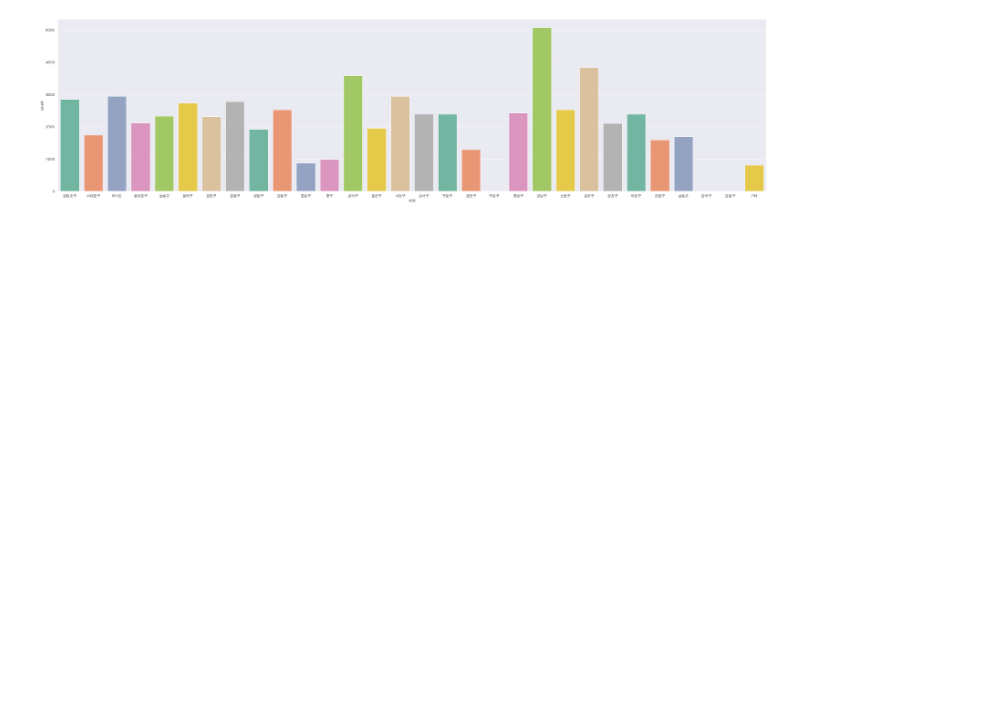
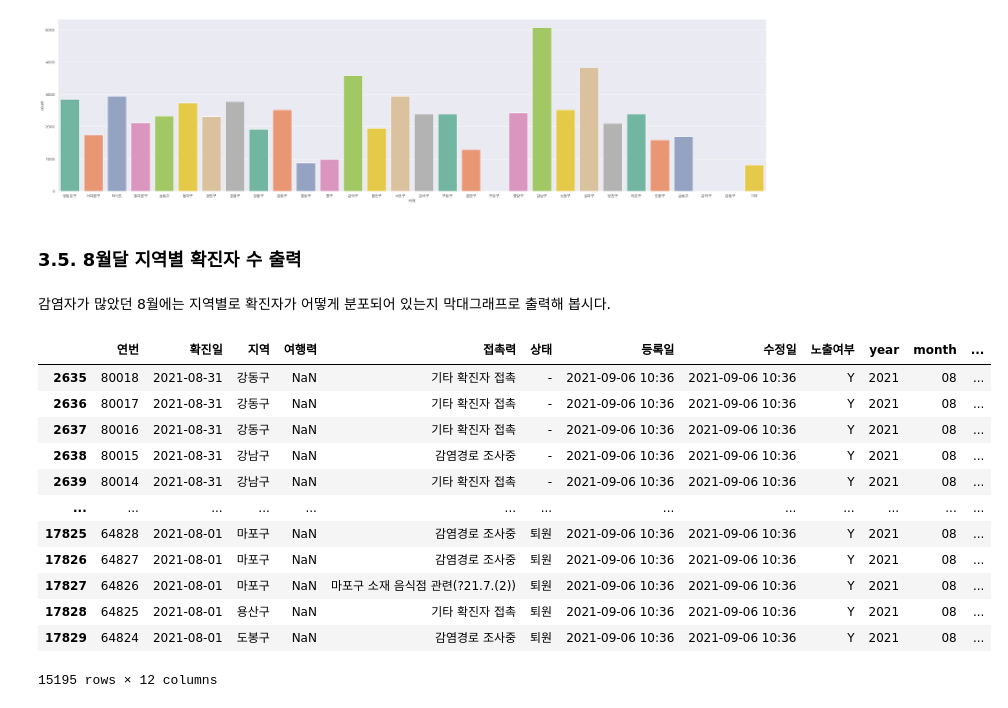
Before and after one commit to Typonote/JupyterNotebookCovidAnalysis, a Jupyter notebook: CovidDataAnalysis.ipynb, the cells around one changed output. Drawn from its saved outputs; the diff is of its cells as text; code cells hidden in the pictures; blank space fills up the shorter version.

```diff
--- a/CovidDataAnalysis.ipynb
+++ b/CovidDataAnalysis.ipynb
@@ -278,3 +276,24 @@ sns.set(font="AppleGothic",
 ax = sns.countplot(x="지역", data=covid_delete_col, palette="Set2")
 # %% [output]
 [figure]
+# %% [markdown]
+### 3.5. 8월달 지역별 확진자 수 출력
+# %% [markdown]
+감염자가 많았던 8월에는 지역별로 확진자가 어떻게 분포되어 있는지 막대그래프로 출력해 봅시다.
+# %%
+# 논리연산을 이용한 조건을 다음과 같이 사용하면 해당 조건에 맞는 데이터를 출력할 수 있습니다.
+covid_delete_col[covid_delete_col['month'] == '08']
+# %% [output]
+|  | 연번 | 확진일 | 지역 | 여행력 | 접촉력 | 상태 | 등록일 | 수정일 | 노출여부 | year | month | ... |
+| 2635 | 80018 | 2021-08-31 | 강동구 | NaN | 기타 확진자 접촉 | - | 2021-09-06 10:36 | 2021-09-06 10:36 | Y | 2021 | 08 | ... |
+| 2636 | 80017 | 2021-08-31 | 강동구 | NaN | 기타 확진자 접촉 | - | 2021-09-06 10:36 | 2021-09-06 10:36 | Y | 2021 | 08 | ... |
+| 2637 | 80016 | 2021-08-31 | 강동구 | NaN | 기타 확진자 접촉 | - | 2021-09-06 10:36 | 2021-09-06 10:36 | Y | 2021 | 08 | ... |
+| 2638 | 80015 | 2021-08-31 | 강남구 | NaN | 감염경로 조사중 | - | 2021-09-06 10:36 | 2021-09-06 10:36 | Y | 2021 | 08 | ... |
+| 2639 | 80014 | 2021-08-31 | 강남구 | NaN | 기타 확진자 접촉 | - | 2021-09-06 10:36 | 2021-09-06 10:36 | Y | 2021 | 08 | ... |
+| ... | ... | ... | ... | ... | ... | ... | ... | ... | ... | ... | ... | ... |
+| 17825 | 64828 | 2021-08-01 | 마포구 | NaN | 감염경로 조사중 | 퇴원 | 2021-09-06 10:36 | 2021-09-06 10:36 | Y | 2021 | 08 | ... |
+| 17826 | 64827 | 2021-08-01 | 마포구 | NaN | 감염경로 조사중 | 퇴원 | 2021-09-06 10:36 | 2021-09-06 10:36 | Y | 2021 | 08 | ... |
+| 17827 | 64826 | 2021-08-01 | 마포구 | NaN | 마포구 소재 음식점 관련(?21.7.(2)) | 퇴원 | 2021-09-06 10:36 | 2021-09-06 10:36 | Y | 2021 | 08 | ... |
+| 17828 | 64825 | 2021-08-01 | 용산구 | NaN | 기타 확진자 접촉 | 퇴원 | 2021-09-06 10:36 | 2021-09-06 10:36 | Y | 2021 | 08 | ... |
+| 17829 | 64824 | 2021-08-01 | 도봉구 | NaN | 감염경로 조사중 | 퇴원 | 2021-09-06 10:36 | 2021-09-06 10:36 | Y | 2021 | 08 | ... |
+15195 rows × 12 columns
```
Also changed, not shown: parts of 21 cells of this notebook, 1 other file.
